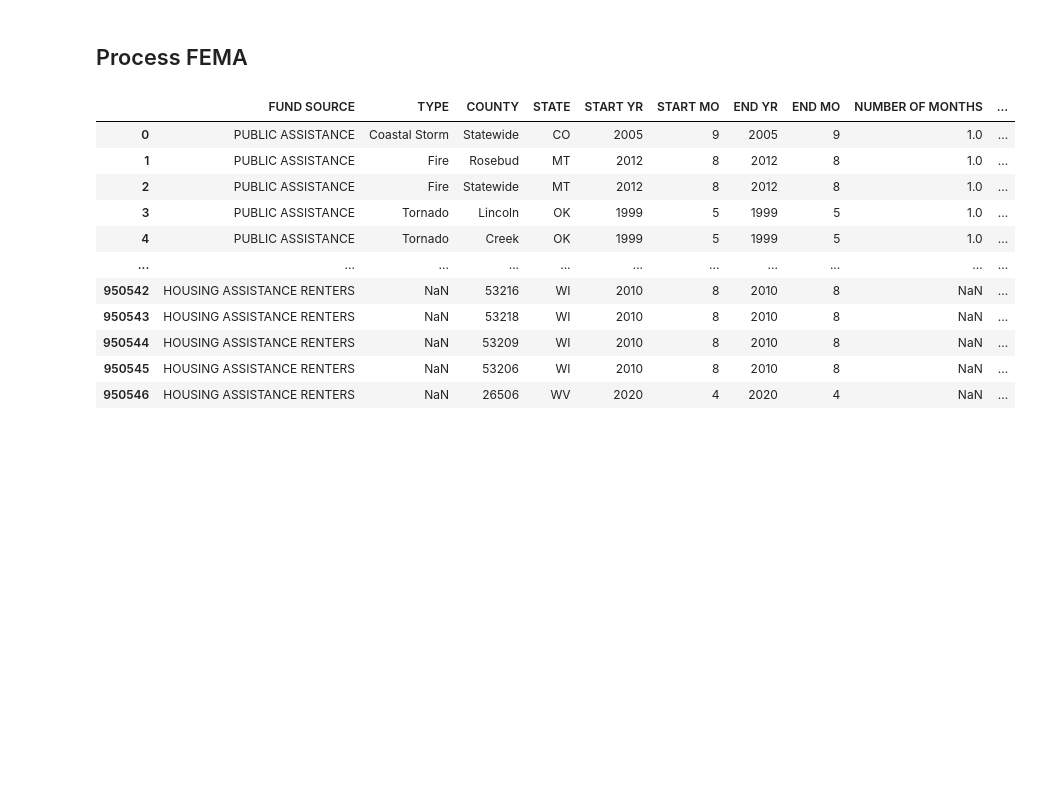
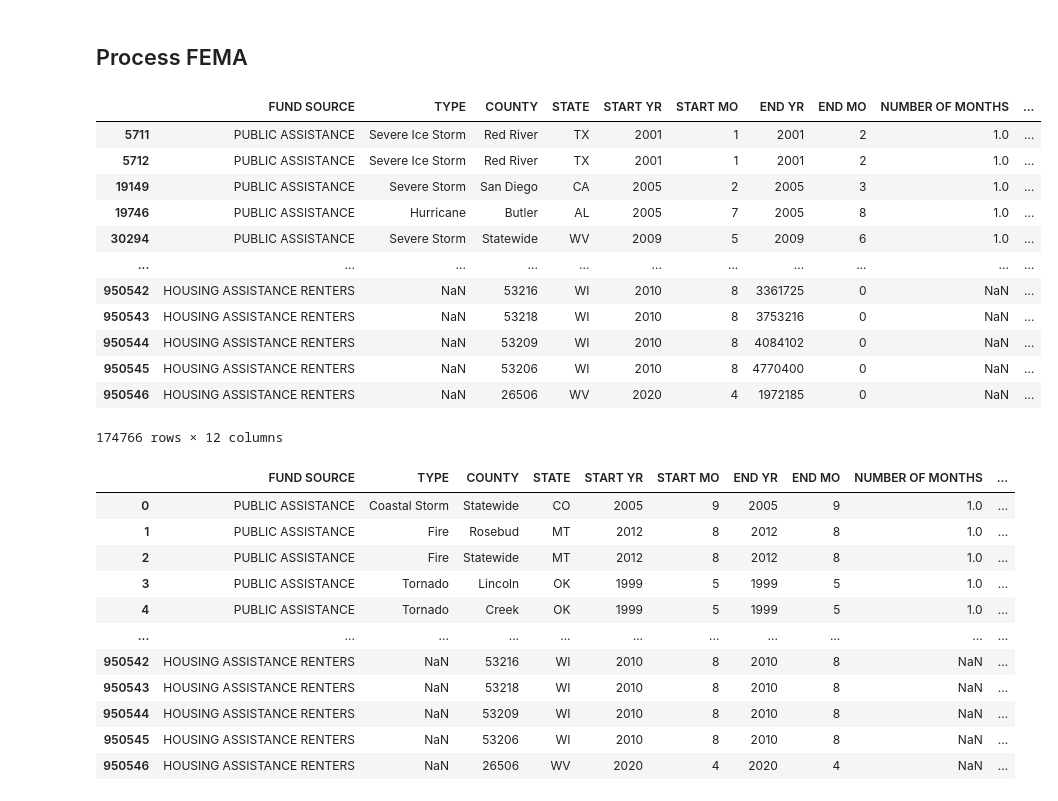
Before and after one commit to hmobley/environment, a Jupyter notebook: fema.ipynb, the cells around one changed output. Drawn from its saved outputs; the diff is of its cells as text; code cells hidden in the pictures; blank space fills up the shorter version.

Commit message:
worked out some date stuff, plus initial check in

```diff
--- a/fema.ipynb
+++ b/fema.ipynb
@@ -1625,0 +62,18 @@ datetime.datetime(2002, 1, 1, 0, 0)
+# %%
+# Base
+#base_dir = "./Rich"
+base_dir = '/content/drive/MyDrive/environment'
+out_dir = os.path.join(base_dir,"out2")
+
+# FEMA
+fema_in_file = "HELP HELP.xlsx"
+#fema_in_file = "HELP HELP2.xlsx"
+fema_fed_out_file = "fema_fed_by_month.csv"
+fema_st_out_file = "fema_state_by_month.csv"
+fema_tot_out_file = "fema_total_by_month.csv"
+
+fema_err_dt1_out_file = "fema_err_start_date.csv"
+fema_err_dt2_out_file = "fema_err_end_date.csv"
+fema_err_tot_spend = "fema_err_total_spend.csv"
+fema_err_fed_spend = "fema_err_fed_spend.csv"
+fema_err_st_spend = "fema_err_state_spend.csv"
@@ -1658,19 +102,27 @@ dffema = pd.DataFrame(pd.read_excel(os.path.join(base_dir,fema_in_file),header=1
 #dffema["STATE SPEND"] = dffema["STATE SPEND"].str.replace('$','')
 #dffema["TOTAL PROJECT SPEND"] = dffema["TOTAL PROJECT SPEND"].str.replace('$','')
 #display(dffema)
+dffema["TOTAL PROJECT SPEND"] = pd.to_numeric(dffema["TOTAL PROJECT SPEND"], errors='coerce').fillna(0).astype('float').round(2)
 dffema["FED SPEND"] = pd.to_numeric(dffema["FED SPEND"], errors='coerce').fillna(0).astype('float').round(2)
 dffema["STATE SPEND"] = pd.to_numeric(dffema["STATE SPEND"], errors='coerce').fillna(0).astype('float').round(2)
 dffema["START YR"] = pd.to_numeric(dffema["START YR"], errors='coerce').fillna(0).astype('int')
 dffema["START MO"] = pd.to_numeric(dffema["START MO"], errors='coerce').fillna(0).astype('int')
 dffema["END YR"] = pd.to_numeric(dffema["END YR"], errors='coerce').fillna(0).astype('int')
 dffema["END MO"] = pd.to_numeric(dffema["END MO"], errors='coerce').fillna(0).astype('int')
-#dffema[dffema["END MO"]<1 & dffema["END MO"]>12]["END MO"] = dffema[dffema["END MO"]<1 & dffema["END MO"]>12]["START MO"]
-#dffema[dffema["END YR"]<1 & dffema["END MO"]>12]["END MO"] = dffema[dffema["END MO"]<1 & dffema["END MO"]>12]["START YR"]
-baddates = ((dffema["END MO"]<1) | (dffema["END MO"]>12))
-#display(dffema[(dffema["END MO"]<1) | (dffema["END MO"]>12)])
-#display(dffema[baddates])
-dffema.loc[baddates,"END YR"] = dffema[baddates]["START YR"]
-dffema.loc[baddates,"END MO"] = dffema[baddates]["START MO"]
-#print(dffema["FED SPEND"])
-#dffema["FED SPEND"] = dffema["FED SPEND"].replace('-','')
-#dffema["FED SPEND"] = dffema["FED SPEND"].fillna(0).astype(float).round(2)
+# %%
+#dffema[(dffema["FED SPEND"] + dffema["STATE SPEND"]).round(2) != dffema["TOTAL PROJECT SPEND"]]
+dffema[(dffema["TOTAL PROJECT SPEND"] == 0.0) & ((dffema["FED SPEND"] > 0.0) | (dffema["STATE SPEND"] > 0.0))]
+# %% [output]
+|  | FUND SOURCE | TYPE | COUNTY | STATE | START YR | START MO | END YR | END MO | NUMBER OF MONTHS | ... |
+| 5711 | PUBLIC ASSISTANCE | Severe Ice Storm | Red River | TX | 2001 | 1 | 2001 | 2 | 1.0 | ... |
+| 5712 | PUBLIC ASSISTANCE | Severe Ice Storm | Red River | TX | 2001 | 1 | 2001 | 2 | 1.0 | ... |
+| 19149 | PUBLIC ASSISTANCE | Severe Storm | San Diego | CA | 2005 | 2 | 2005 | 3 | 1.0 | ... |
+| 19746 | PUBLIC ASSISTANCE | Hurricane | Butler | AL | 2005 | 7 | 2005 | 8 | 1.0 | ... |
+| 30294 | PUBLIC ASSISTANCE | Severe Storm | Statewide | WV | 2009 | 5 | 2009 | 6 | 1.0 | ... |
+| ... | ... | ... | ... | ... | ... | ... | ... | ... | ... | ... |
+| 950542 | HOUSING ASSISTANCE RENTERS | NaN | 53216 | WI | 2010 | 8 | 3361725 | 0 | NaN | ... |
+| 950543 | HOUSING ASSISTANCE RENTERS | NaN | 53218 | WI | 2010 | 8 | 3753216 | 0 | NaN | ... |
+| 950544 | HOUSING ASSISTANCE RENTERS | NaN | 53209 | WI | 2010 | 8 | 4084102 | 0 | NaN | ... |
+| 950545 | HOUSING ASSISTANCE RENTERS | NaN | 53206 | WI | 2010 | 8 | 4770400 | 0 | NaN | ... |
+| 950546 | HOUSING ASSISTANCE RENTERS | NaN | 26506 | WV | 2020 | 4 | 1972185 | 0 | NaN | ... |
+174766 rows × 12 columns
```
Also changed, not shown: parts of 120 cells of this notebook.
